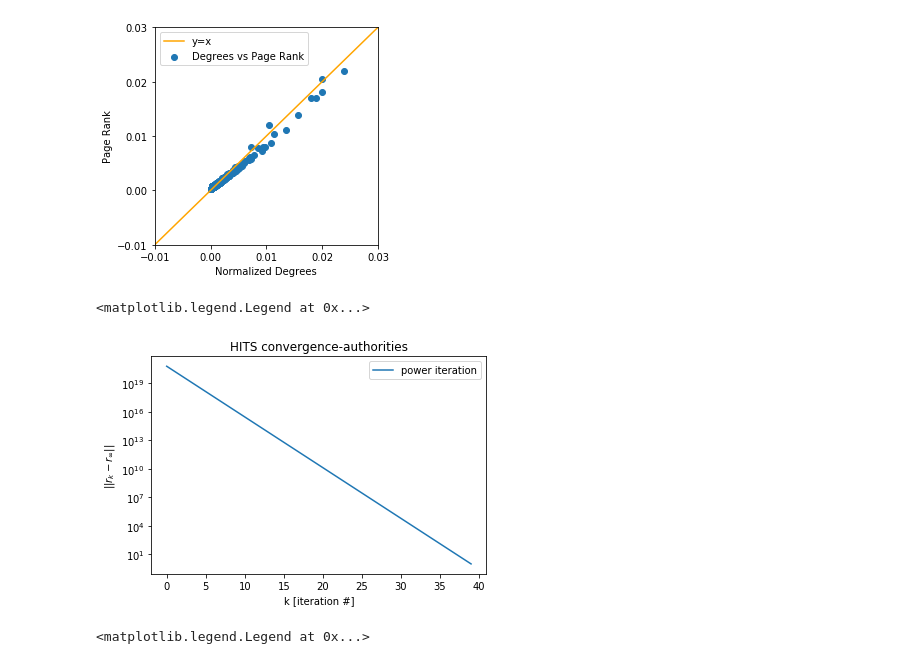
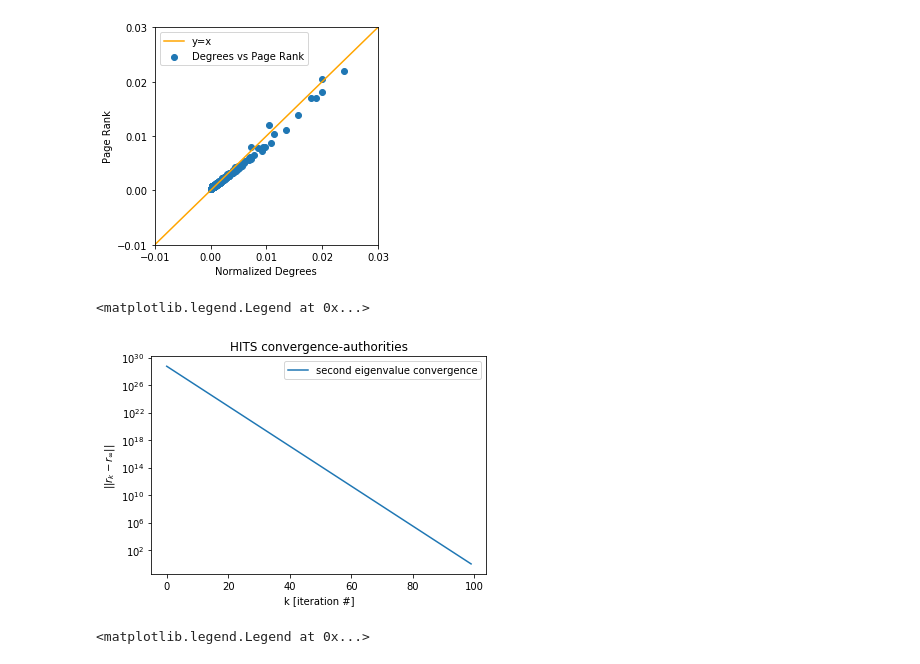
Before and after one commit to Dan8991/A-Storm-of-Nodes, a Jupyter notebook: got_network2.ipynb, the cells around one changed output. Saved outputs shown, nothing was run; the diff lists cells and outputs as text; code cells hidden in the pictures.

```diff
--- a/got_network2.ipynb
+++ b/got_network2.ipynb
@@ -57,17 +57,17 @@ plt.legend(["y=x", "Degrees vs Page Rank"])
 # %%
 #I want an error that is around 1e-15 so i check the convergence of power iteration
 #to find out the number of iterations needed
-v = nw.get_two_highest_eigenvalues(A*A.T)
+v = nw.get_two_highest_eigenvalues(A_w*A_w.T)
 
 plt.figure()
 plt.title("HITS convergence-authorities")
-ind = np.arange(40)
+ind = np.arange(100)
 ref = np.abs(v[1]/v[0])**ind
 plt.semilogy(ind, ref/ref[-1])
 plt.xlabel("k [iteration #]")
 plt.ylabel(r"$||r_k - r_\infty||$")
-plt.legend(["power iteration", "second eigenvalue"])
+plt.legend(["second eigenvalue convergence"])
 # %% [output]
 <matplotlib.legend.Legend at 0x...>
-[figure, old version]
+[figure, new version]
 # %%
```
Also changed, not shown: parts of 7 cells of this notebook.
